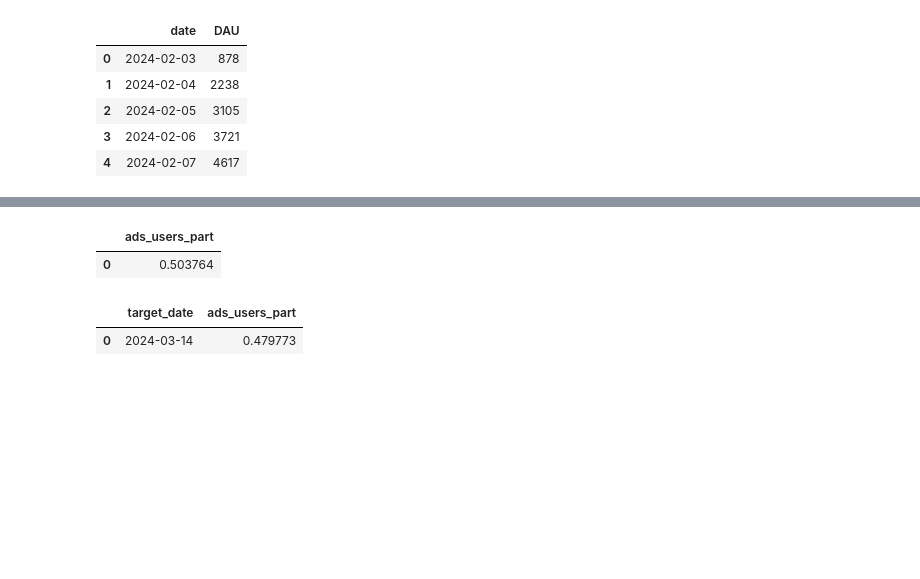
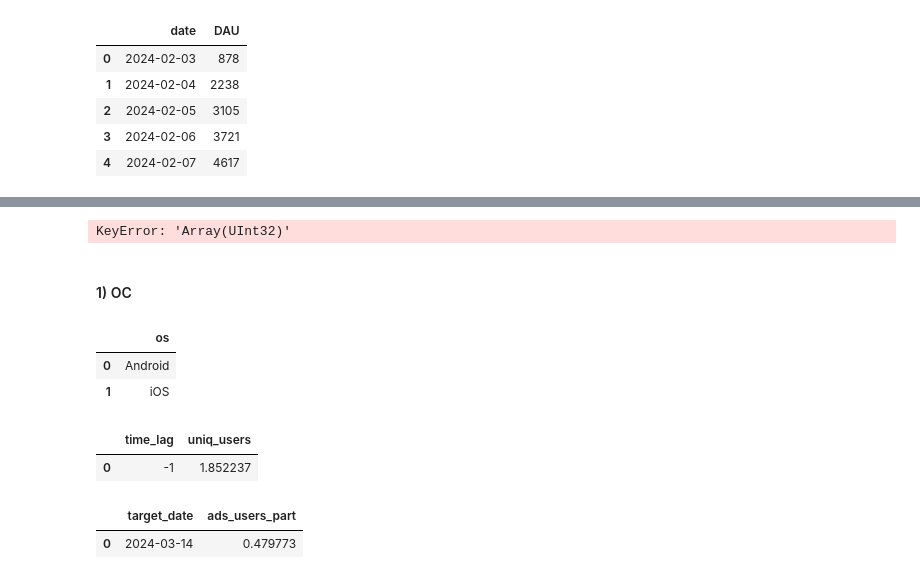
Before and after one commit to vsgrabchuk/KCSDA-metrics-falldown-analysis, a Jupyter notebook: KCSDA_metrics_falldown_analysis.ipynb, the cells around one changed output, grey strips where cells are left out. Saved outputs shown, nothing was run; the diff lists cells and outputs as text; code cells hidden in the pictures; blank space fills up the shorter version.

```diff
--- a/KCSDA_metrics_falldown_analysis.ipynb
+++ b/KCSDA_metrics_falldown_analysis.ipynb
@@ -79,14 +126,48 @@ pandahouse.read_clickhouse(q, connection=connection)
+# %%
+q = f"""
+WITH t_segment_users AS (
+  -- Сегменты пользователей
+  SELECT
+    -- DATE(time) AS date,
+    groupUniqArray(user_id)
+  FROM {db}.feed_actions
+  -- GROUP BY date
+)
+
+SELECT *
+FROM t_segment_users
+"""
+
+pandahouse.read_clickhouse(q, connection=connection)
+# %% [output]
+KeyError: 'Array(UInt32)'
+# %% [markdown]
+#### 1) ОС
 # %%
 q = f"""
-  SELECT
-    countIf(DISTINCT user_id, source='ads') / COUNT(DISTINCT user_id) AS ads_users_part
+  SELECT DISTINCT os
   FROM {db}.feed_actions
 """
 
 pandahouse.read_clickhouse(q, connection=connection)
 # %% [output]
-|  | ads_users_part |
-| 0 | 0.503764 |
+|  | os |
+| 0 | Android |
+| 1 | iOS |
+# %%
+# Вчера
+q = f"""
+  SELECT
+    -1 AS time_lag,
+    countIf(DISTINCT user_id, os='Android') / countIf(DISTINCT user_id, os='iOS') AS uniq_users
+  FROM {db}.feed_actions
+  WHERE DATE(time) = {target_date} - 1
+"""
+
+pandahouse.read_clickhouse(q, connection=connection)
+# %% [output]
+|  | time_lag | uniq_users |
+| 0 | -1 | 1.852237 |
 # %%
 q = f"""
   SELECT
```
Also changed, not shown: parts of 8 cells of this notebook.
